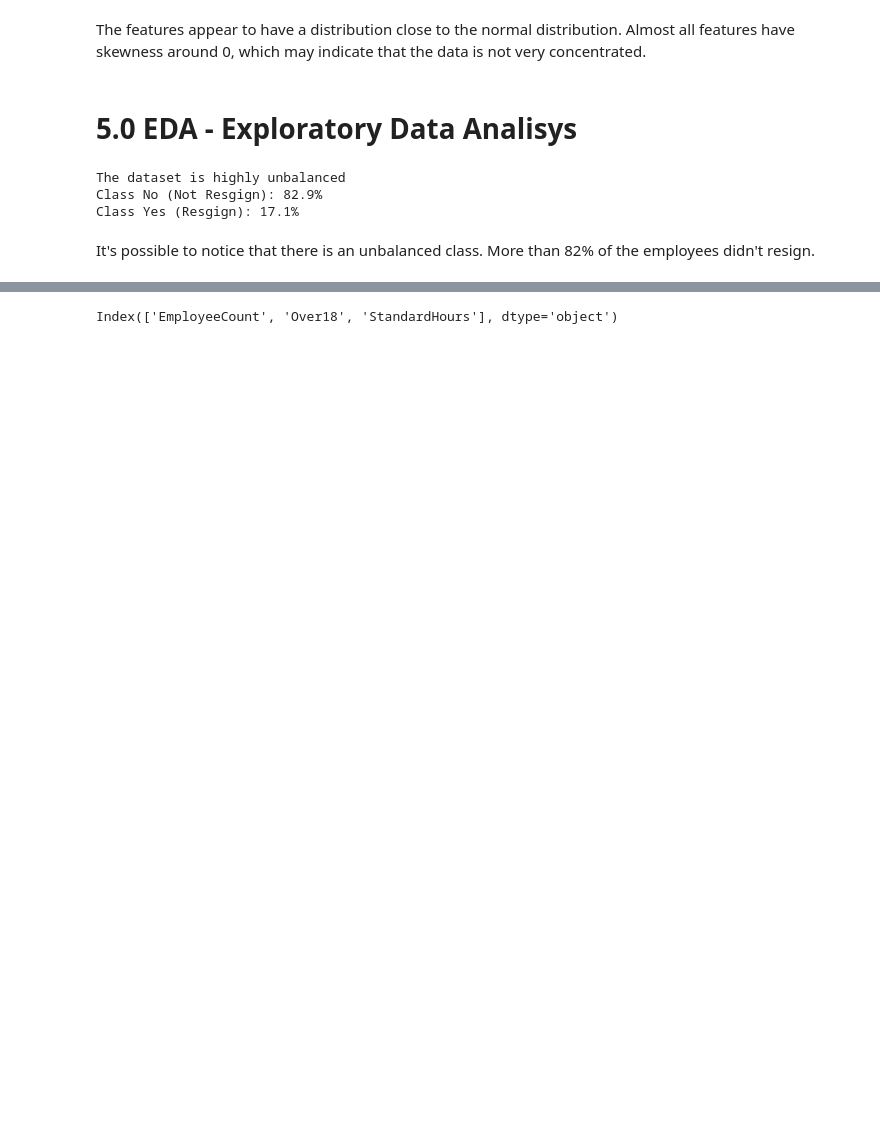
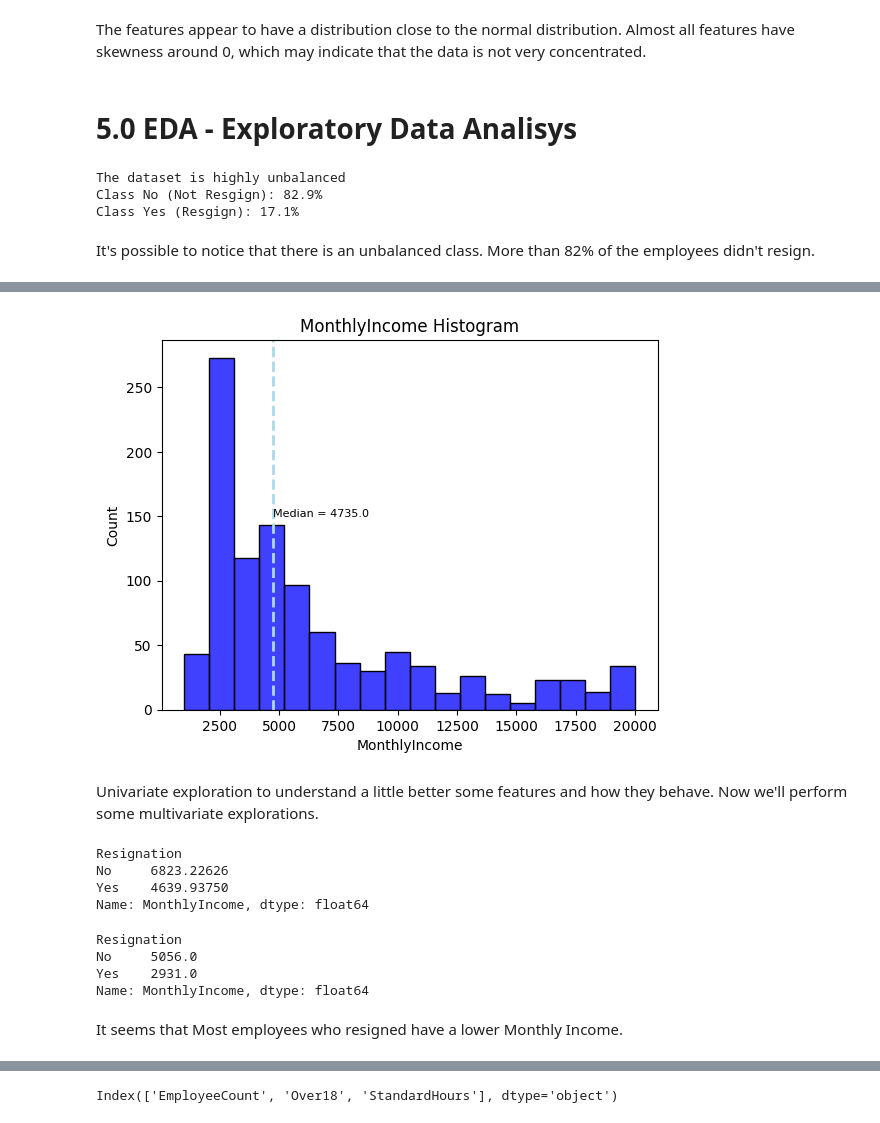
Before and after one commit to YuriCatramby/ds-clf-hr-resignation, a Jupyter notebook: ds-clf-hr-resignation.ipynb, the cells around one changed output, grey strips where cells are left out. Drawn from its saved outputs; the diff is of its cells as text; code cells hidden in the pictures; blank space fills up the shorter version.

Commit message:
more explorations

```diff
--- a/ds-clf-hr-resignation.ipynb
+++ b/ds-clf-hr-resignation.ipynb
@@ -205,0 +244,26 @@ It's possible to notice that there is an unbalanced class. More than 82% of the
+# %%
+median_MonthlyIncome = df_eda.MonthlyIncome.median()
+
+_ = sns.histplot(df_eda.MonthlyIncome, color="blue")
+_ = plt.axvline(median_MonthlyIncome, color="lightblue", linestyle="dashed", linewidth=2)
+_ = plt.title("MonthlyIncome Histogram")
+_ = plt.text(x=df_eda.MonthlyIncome.median(), y=150, s=f"Median = {median_MonthlyIncome}", fontsize=8)
+_ = plt.show()
+# %% [output]
+[figure, added]
+# %% [markdown]
+Univariate exploration to understand a little better some features and how they behave. Now we'll perform some multivariate explorations.
+# %%
+df_eda.groupby(["Resignation"])["MonthlyIncome"].mean()
+# %% [output]
+Resignation
+No     6823.22626
+Yes    4639.93750
+Name: MonthlyIncome, dtype: float64
+# %%
+df_eda.groupby(["Resignation"])["MonthlyIncome"].median()
+# %% [output]
+Resignation
+No     5056.0
+Yes    2931.0
+Name: MonthlyIncome, dtype: float64
@@ -205,0 +287,2 @@ It's possible to notice that there is an unbalanced class. More than 82% of the
+# %% [markdown]
+It seems that Most employees who resigned have a lower Monthly Income.
```
Also changed, not shown: parts of 9 cells of this notebook.
